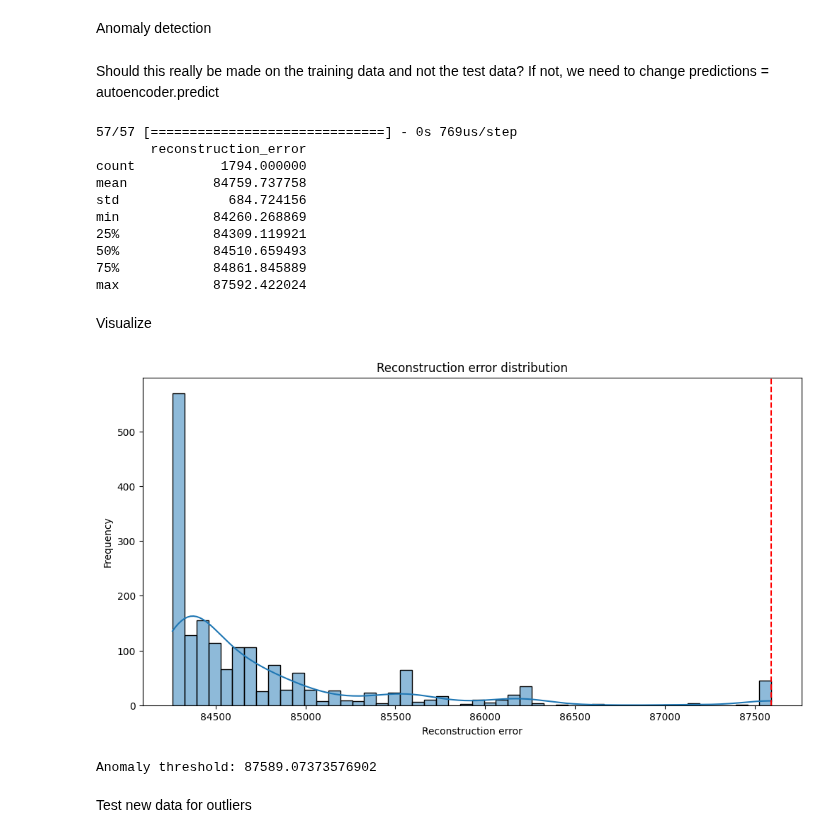
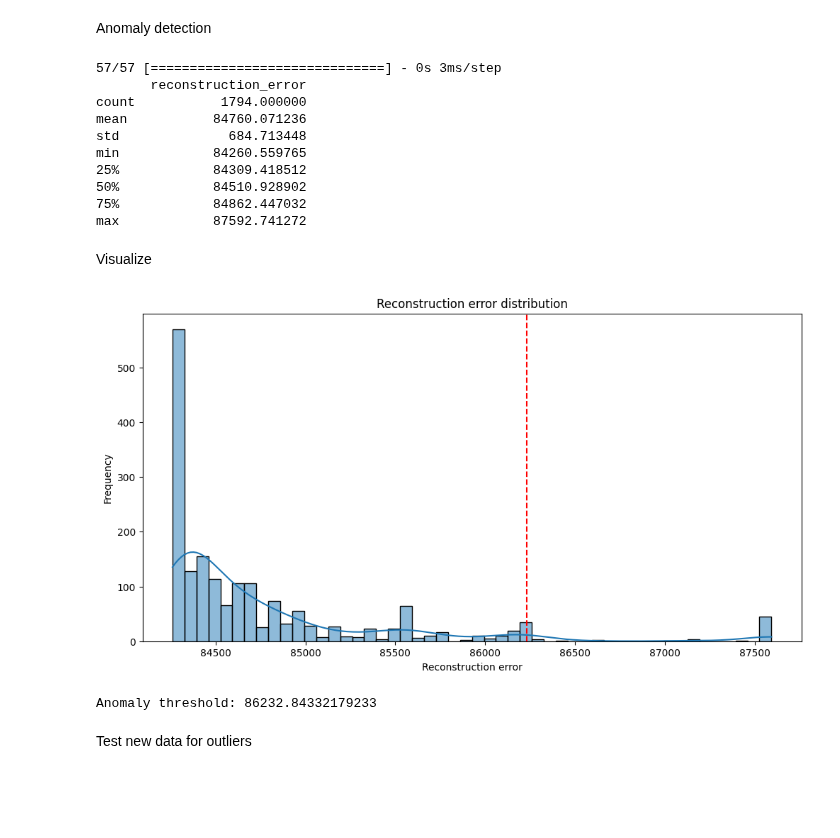
Before and after one commit to emtl-source/trioptima, a Jupyter notebook: 0.Code/4.AutoEncoder.ipynb, the cells around one changed output. Drawn from its saved outputs; the diff is of its cells as text; code cells hidden in the pictures; blank space fills up the shorter version.

```diff
--- a/0.Code/4.AutoEncoder.ipynb
+++ b/0.Code/4.AutoEncoder.ipynb
@@ -10,7 +10,7 @@ import os
 
 #r'C:\Users\gusta\Documents\KTH\TriOptima\trioptima/'
 #'/Users/elliotlindestam/Documents/Skola/Indek icloud/trioptima/'
-your_path = r'C:\Users\gusta\Documents\KTH\TriOptima\trioptima/'
+your_path = r'/Users/elliotlindestam/Documents/Skola/Indek icloud/trioptima/'
 folder_path = your_path + '6.Active Data/Train Model Data/'
 # Get file in the folder
 files = os.listdir(folder_path)
@@ -126,10 +126,7 @@ Number of Neurons per Layer: 60
 # %% [markdown]
 Anomaly detection
-# %% [markdown]
-Should this really be made on the training data and not the test data? If not, we need to change predictions = autoencoder.predict
 # %%
-############### SEE COMMENT ABOVE ##################
-#######################################################
+
 
 folder_path = your_path + '6.Active Data/Test Data/'
 # Get file in the folder
@@ -148,8 +145,6 @@ except ValueError as e:
 # Check to make sure the data is in expected format
 assert data_preprocessed.applymap(np.isreal).all().all(), "Non-numeric data found"
 assert not data_preprocessed.isnull().any().any(), "NaN values found"
-####################### END TO COMMENT ################
-
 
 # Obtain the reconstructed data
 predictions = autoencoder.predict(data_preprocessed)
@@ -163,36 +158,36 @@ mse_df = pd.DataFrame({'reconstruction_error': mse})
 # Display basic statistics of the error
 print(mse_df.describe())
 # %% [output]
-57/57 [==============================] - 0s 769us/step
+57/57 [==============================] - 0s 3ms/step
        reconstruction_error
 count           1794.000000
-mean           84759.737758
-std              684.724156
-min            84260.268869
-25%            84309.119921
-50%            84510.659493
-75%            84861.845889
-max            87592.422024
+mean           84760.071236
+std              684.713448
+min            84260.559765
+25%            84309.418512
+50%            84510.928902
+75%            84862.447032
+max            87592.741272
 # %% [markdown]
 Visualize
 # %%
 import matplotlib.pyplot as plt
 import seaborn as sns
 
 plt.figure(figsize=(12, 6))
 sns.histplot(mse_df['reconstruction_error'], bins=50, kde=True)
 plt.title('Reconstruction error distribution')
 plt.xlabel('Reconstruction error')
 plt.ylabel('Frequency')
 
 
-threshold = np.percentile(mse_df['reconstruction_error'], 99)
+threshold = np.percentile(mse_df['reconstruction_error'], 95)
 plt.axvline(x=threshold, color='r', linestyle='--', label=f'Threshold: {threshold:.2f}')
 plt.show()
 print(f"Anomaly threshold: {threshold}")
 # %% [output]
-[figure, old version]
+[figure, new version]
-Anomaly threshold: 87589.07373576902
+Anomaly threshold: 86232.84332179233
 # %% [markdown]
 Test new data for outliers
 # %%
```
Also changed, not shown: parts of 2 cells of this notebook, 1 other file.
